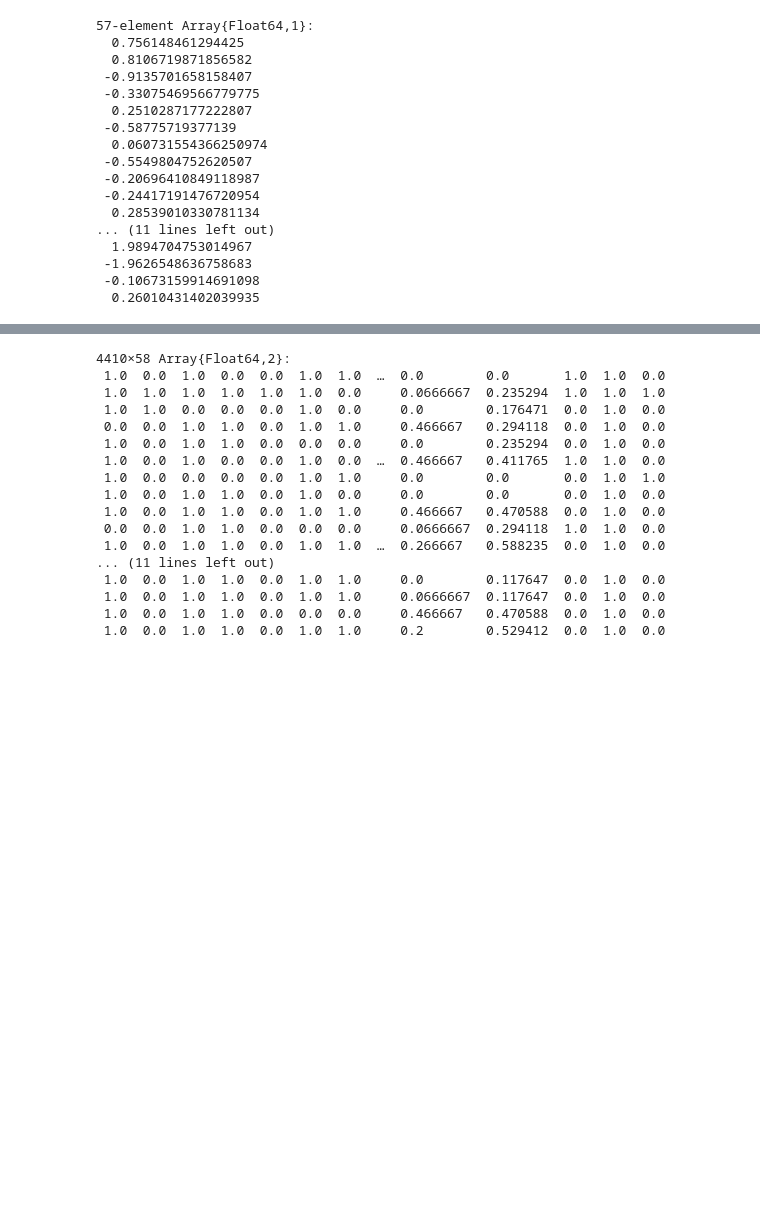
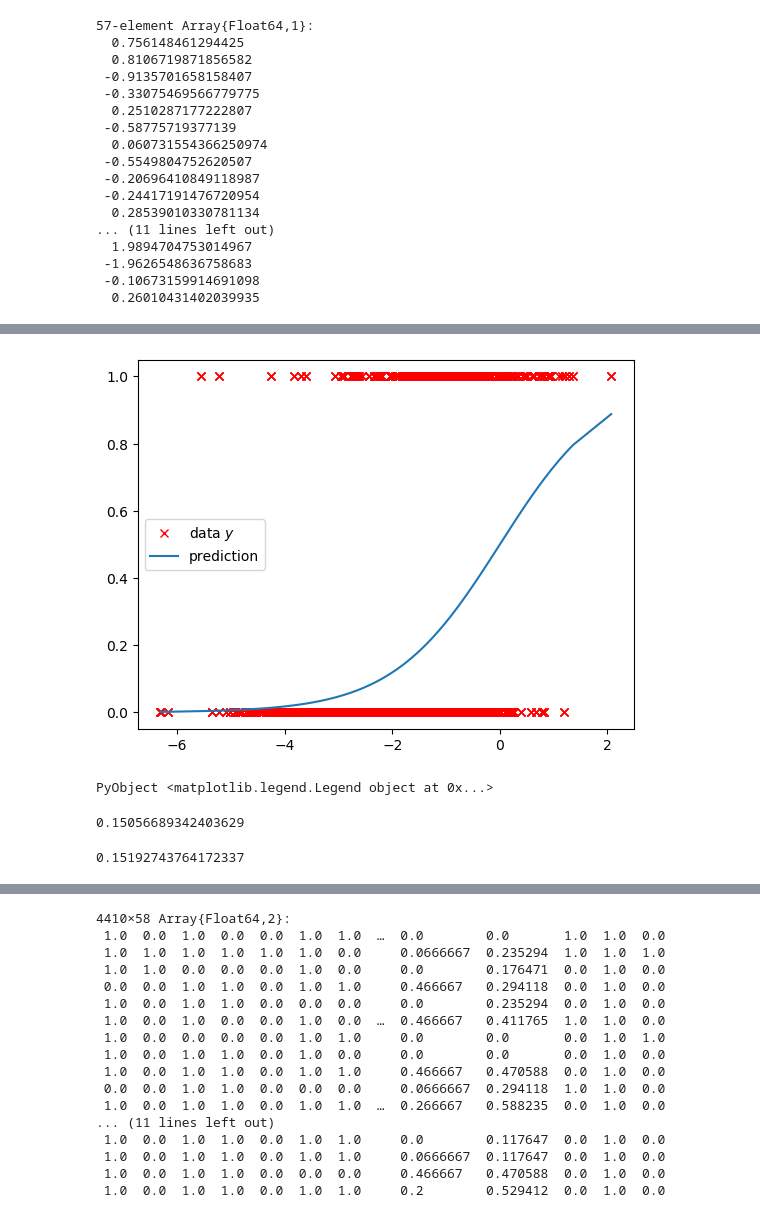
Before and after one commit to silviaruiz44/HRAnalytics, a Jupyter notebook: HR Analytics.ipynb, the cells around one changed output, grey strips where cells are left out. Saved outputs shown, nothing was run; the diff lists cells and outputs as text; code cells hidden in the pictures; blank space fills up the shorter version.

```diff
--- a/HR Analytics.ipynb
+++ b/HR Analytics.ipynb
@@ -443,0 +458,4 @@ n=size(data,1)
+# %%
+λ2 = 0.0001
+reg2 = λ2*QuadReg()
+w_logistic2 = proxgrad(loss, reg2, data, target2, stepsize=1, maxiters=1000)
@@ -443,0 +508,15 @@ n=size(data,1)
+# %%
+PyPlot.plot(z2, target2, "rx", label = L"data $y$")
+PyPlot.plot(sort(z2), sort(1 ./(1 .+exp.(-z2))), label = "prediction")
+legend()
+# %% [output]
+[figure, added]
+PyObject <matplotlib.legend.Legend object at 0x...>
+# %%
+(n - sum((z1.>0.5) .== target2)) / n
+# %% [output]
+0.15056689342403629
+# %%
+(n - sum((z2.>0.5) .== target2)) / n
+# %% [output]
+0.15192743764172337
```
Also changed, not shown: parts of 12 cells of this notebook.
